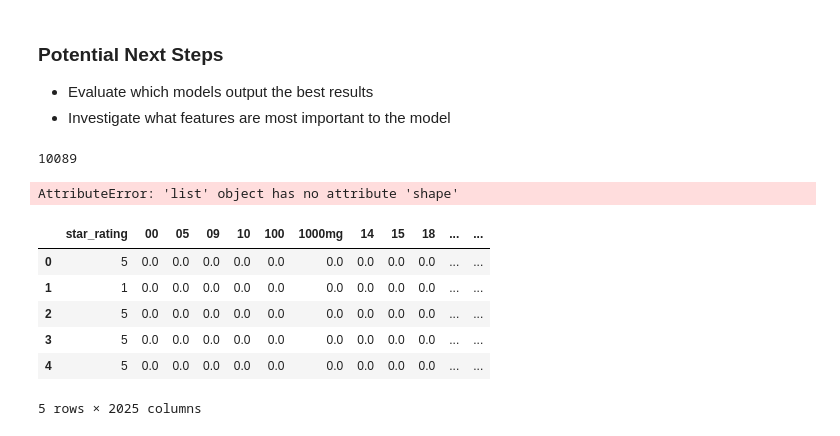
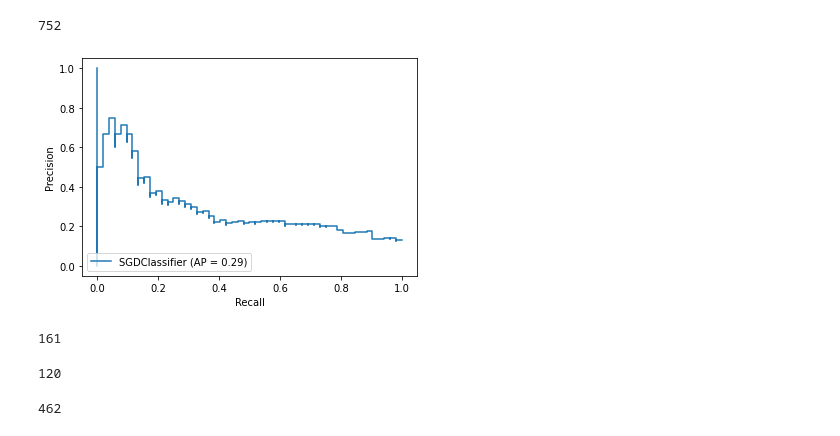
Before and after one commit to Yepadee/ads-cwk, a Jupyter notebook: Supervised.ipynb, the cells around one changed output. Saved outputs shown, nothing was run; the diff lists cells and outputs as text; code cells hidden in the pictures.

```diff
--- a/Supervised.ipynb
+++ b/Supervised.ipynb
@@ -99,23 +139,0 @@ weighted avg       0.95      0.95      0.95        38
-# %% [markdown]
-### Potential Next Steps
-
-- Evaluate which models output the best results
-- Investigate what features are most important to the model
-# %%
-X.shape[0]
-# %% [output]
-10089
-# %%
-y_train.shape
-# %% [output]
-AttributeError: 'list' object has no attribute 'shape'
-# %%
-X["food_safet_flag"]  "0"
-# %% [output]
-|  | star_rating | 00 | 05 | 09 | 10 | 100 | 1000mg | 14 | 15 | 18 | ... | ... |
-| 0 | 5 | 0.0 | 0.0 | 0.0 | 0.0 | 0.0 | 0.0 | 0.0 | 0.0 | 0.0 | ... | ... |
-| 1 | 1 | 0.0 | 0.0 | 0.0 | 0.0 | 0.0 | 0.0 | 0.0 | 0.0 | 0.0 | ... | ... |
-| 2 | 5 | 0.0 | 0.0 | 0.0 | 0.0 | 0.0 | 0.0 | 0.0 | 0.0 | 0.0 | ... | ... |
-| 3 | 5 | 0.0 | 0.0 | 0.0 | 0.0 | 0.0 | 0.0 | 0.0 | 0.0 | 0.0 | ... | ... |
-| 4 | 5 | 0.0 | 0.0 | 0.0 | 0.0 | 0.0 | 0.0 | 0.0 | 0.0 | 0.0 | ... | ... |
-5 rows × 2025 columns
@@ -121,0 +150,20 @@ X["food_safet_flag"]  "0"
+# %%
+len(thresholds)
+# %% [output]
+752
+# %%
+disp = plot_precision_recall_curve(sgd, X_test, y_test)
+# %% [output]
+[figure, added]
+# %%
+sum((i for i in y_test if i==1))
+# %% [output]
+161
+# %%
+sum((i for i in y if i==1))
+# %% [output]
+120
+# %%
+len(labelled_df[labelled_df["food_safety_flag"]==1])
+# %% [output]
+462
```
Also changed, not shown: parts of 15 cells of this notebook, 2 other files.
